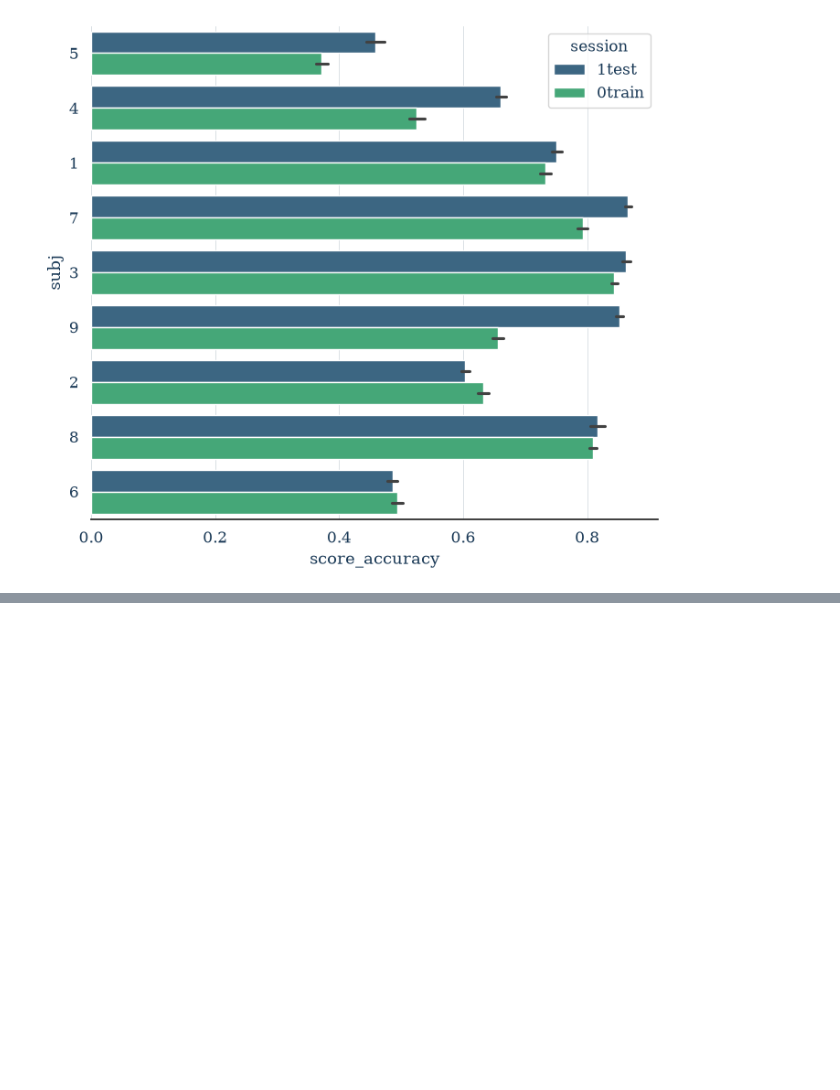
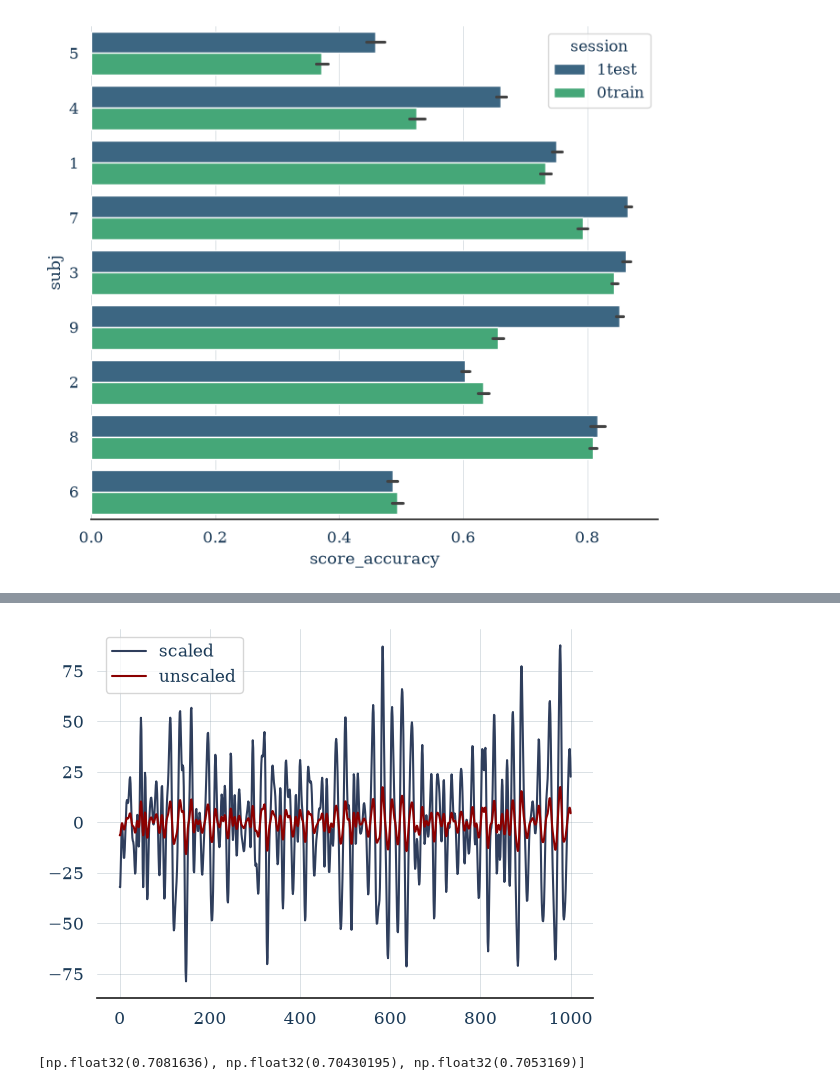
Before and after one commit to HindAlz/EEGMotorImagery-Classification, a Jupyter notebook: Code/6_RobustScale.ipynb, the cells around one changed output, grey strips where cells are left out. Drawn from its saved outputs; the diff is of its cells as text; code cells hidden in the pictures; blank space fills up the shorter version.

```diff
--- a/Code/6_RobustScale.ipynb
+++ b/Code/6_RobustScale.ipynb
@@ -472,0 +474,24 @@ np.float32(0.7039356)
+# %%
+X, labels, meta = paradigm.get_data(dataset=dataset, subjects=[1])
+# %%
+before=X[1, 1, :]
+# %%
+def scale_EEG2(X, scale_factor=5):
+    X = X.copy()
+
+    X*= scale_factor
+
+    return X
+# %%
+after=scale_EEG2(before)
+# %%
+plt.plot(after, label="scaled")
+plt.plot(before, color='#8B0000', label="unscaled")
+plt.legend()
+plt.show()
+# %% [output]
+[figure, added]
+# %%
+accuracy
+# %% [output]
+[np.float32(0.7081636), np.float32(0.70430195), np.float32(0.7053169)]
```
Also changed, not shown: parts of 9 cells of this notebook, 1 other file.
